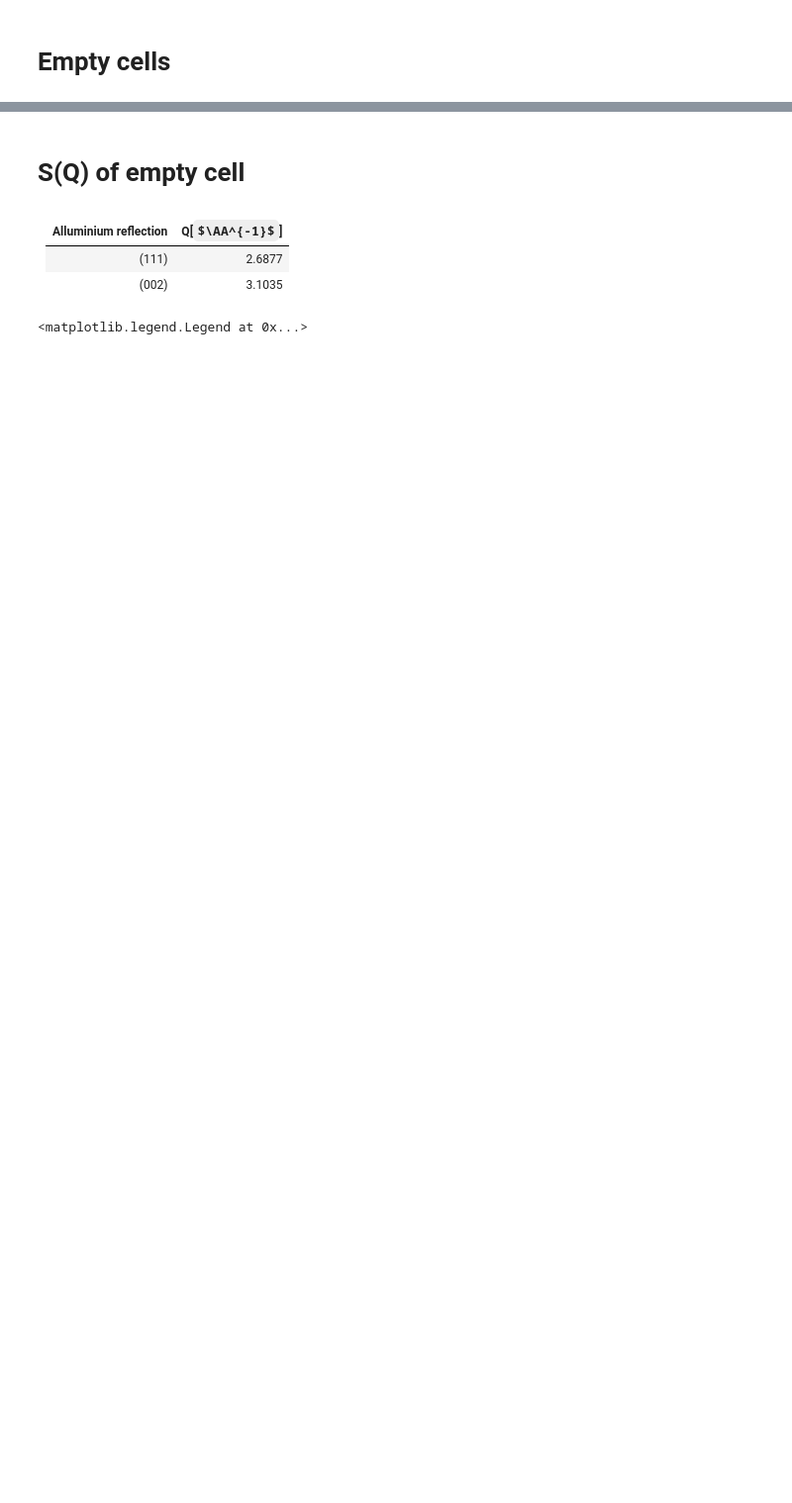
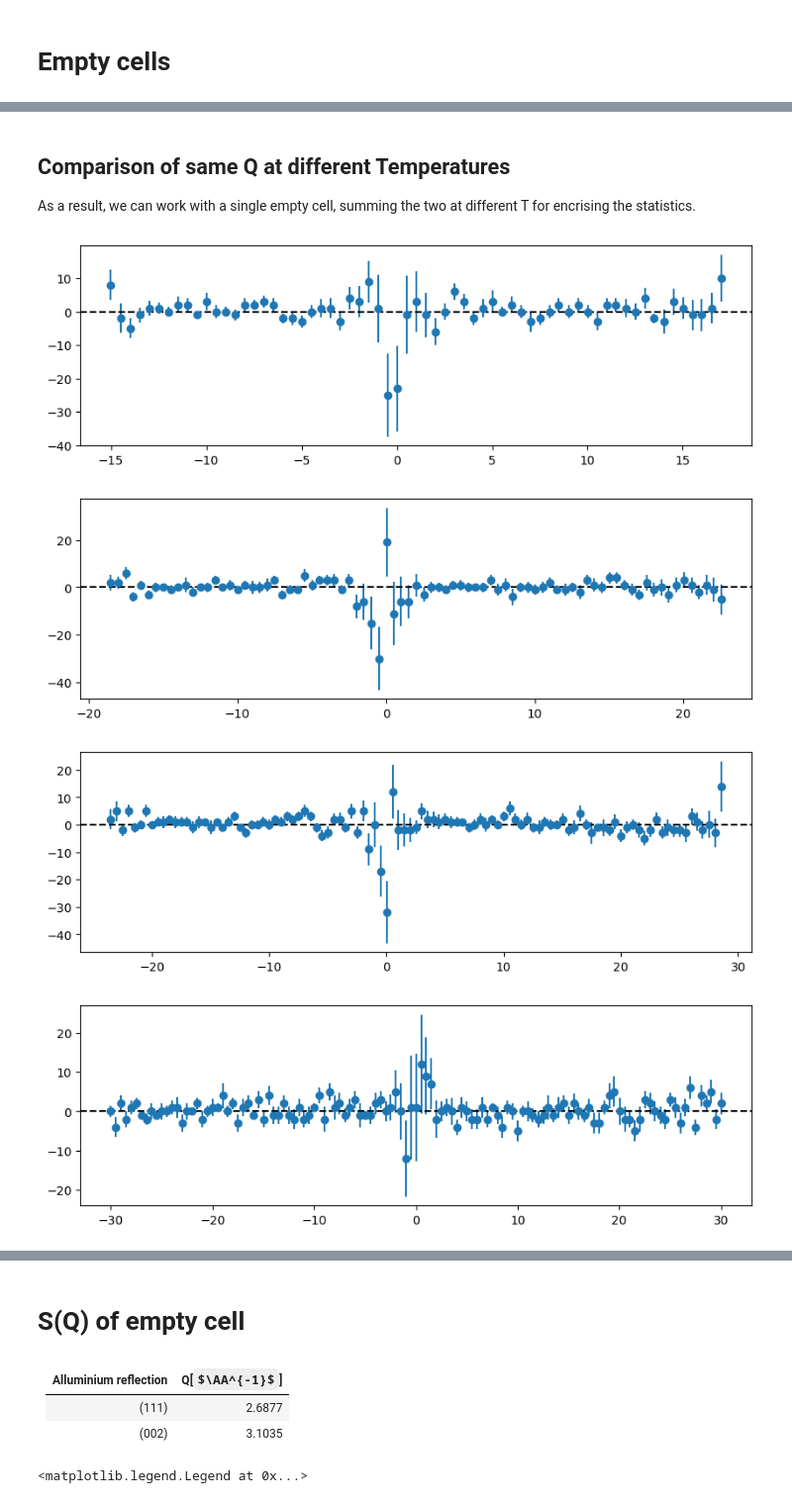
Before and after one commit to FabioBrugnara/IN8_Glicerol, a Jupyter notebook: 4-First view.ipynb, the cells around one changed output, grey strips where cells are left out. Shown: that part at 99% size. Saved outputs shown, nothing was run; the diff lists cells and outputs as text; code cells hidden in the pictures; some formulas as TeX source; blank space fills up the shorter version.

```diff
--- a/4-First view.ipynb
+++ b/4-First view.ipynb
@@ -133,0 +148,15 @@ plt.xlim(-7,7)
+# %% [markdown]
+## Comparison of same Q at different Temperatures
+As a result, we can work with a single empty cell, summing the two at different T for encrising the statistics.
+# %%
+for q in [.7, .9, 1.1, 1.5]:
+    plt.figure(figsize=(10,3))
+    S1 = data.loc[Nempty[300,q]].data
+    S2 = data.loc[Nempty[160,q]].data
+    plt.errorbar(S1.EN, S1.CNTS-S2.CNTS, yerr=np.sqrt(S1.dCNTS**2 + S2.dCNTS**2), label='{:.1f}$\AA^1$'.format(q), fmt = 'o')
+    plt.axhline(0, color='k', ls='--')
+# %% [output]
+[figure, added]
+[figure, added]
+[figure, added]
+[figure, added]
```
Also changed, not shown: parts of 26 cells of this notebook, 17 other files.
